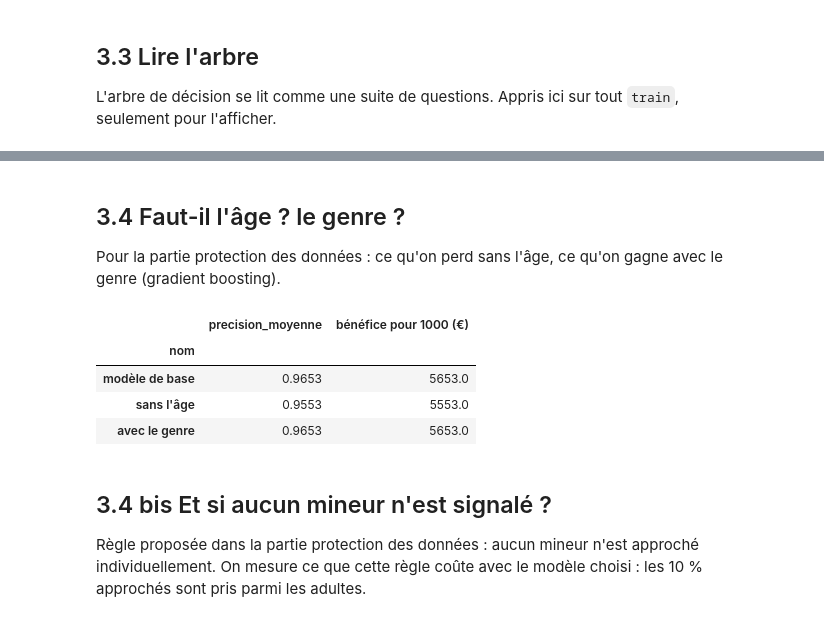
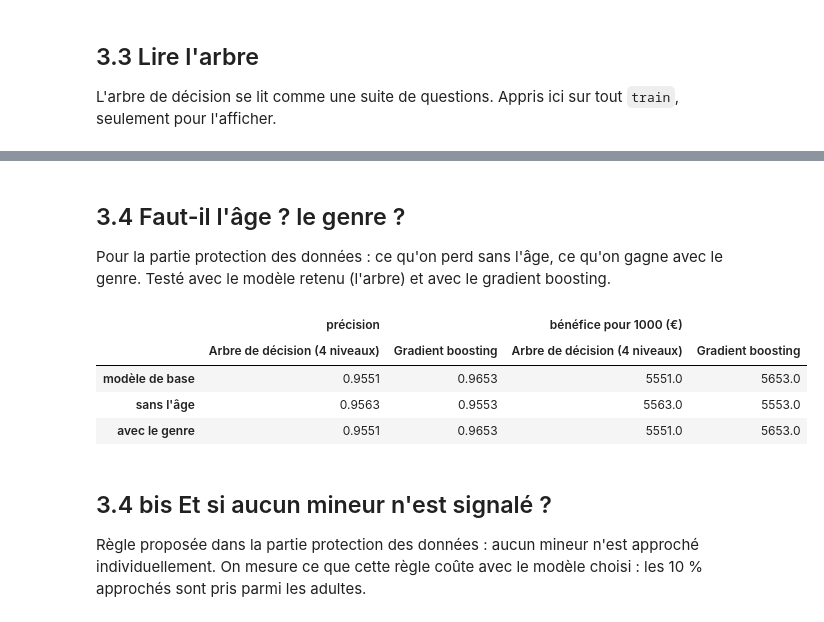
Before and after one commit to Liliedmgs/Rush-3, a Jupyter notebook: notebooks/03_modeles.ipynb, the cells around one changed output, grey strips where cells are left out. Saved outputs shown, nothing was run; the diff lists cells and outputs as text; code cells hidden in the pictures.

Commit message:
Prédiction : test âge / genre avec l'arbre retenu (l'âge ne lui apporte rien)
Co-Authored-By: Claude Opus 5.5 <noreply@anthropic.com>

```diff
--- a/notebooks/03_modeles.ipynb
+++ b/notebooks/03_modeles.ipynb
@@ -109,18 +109,25 @@ print(export_text(arbre.named_steps["modele"], feature_names=noms))
 # %% [markdown]
 ## 3.4 Faut-il l'âge ? le genre ?
 
-Pour la partie protection des données : ce qu'on perd sans l'âge, ce qu'on gagne avec le genre (gradient boosting).
+Pour la partie protection des données : ce qu'on perd sans l'âge, ce qu'on gagne avec le genre. Testé avec le modèle retenu (l'arbre) et avec le gradient boosting.
 # %%
-essais = essais_variables_sensibles(df, "Gradient boosting")
-sensibles = pd.DataFrame(essais).set_index("nom")
-sensibles["bénéfice pour 1000 (€)"] = benefice_pour_1000(sensibles["precision_moyenne"]).round(0)
-sensibles
+essais = essais_variables_sensibles(df, MODELE_CHOISI)
+essais_gb = essais_variables_sensibles(df, "Gradient boosting")
+
+sensibles = pd.DataFrame({
+    MODELE_CHOISI: {e["nom"]: e["precision_moyenne"] for e in essais},
+    "Gradient boosting": {e["nom"]: e["precision_moyenne"] for e in essais_gb},
+})
+pd.concat({
+    "précision": sensibles,
+    "bénéfice pour 1000 (€)": benefice_pour_1000(sensibles).round(0),
+}, axis=1)
 # %% [output]
-|  | precision_moyenne | bénéfice pour 1000 (€) |
-| nom |  |  |
-| modèle de base | 0.9653 | 5653.0 |
-| sans l'âge | 0.9553 | 5553.0 |
-| avec le genre | 0.9653 | 5653.0 |
+|  | précision |  | bénéfice pour 1000 (€) |  |
+|  | Arbre de décision (4 niveaux) | Gradient boosting | Arbre de décision (4 niveaux) | Gradient boosting |
+| modèle de base | 0.9551 | 0.9653 | 5551.0 | 5653.0 |
+| sans l'âge | 0.9563 | 0.9553 | 5563.0 | 5553.0 |
+| avec le genre | 0.9551 | 0.9653 | 5551.0 | 5653.0 |
 # %% [markdown]
 ## 3.4 bis Et si aucun mineur n'est signalé ?
 
```
Also changed, not shown: parts of 1 cell of this notebook, 2 other files.
